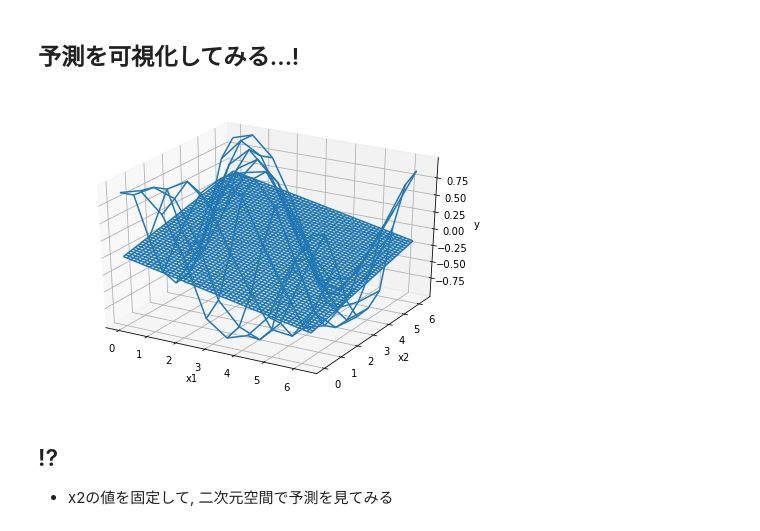
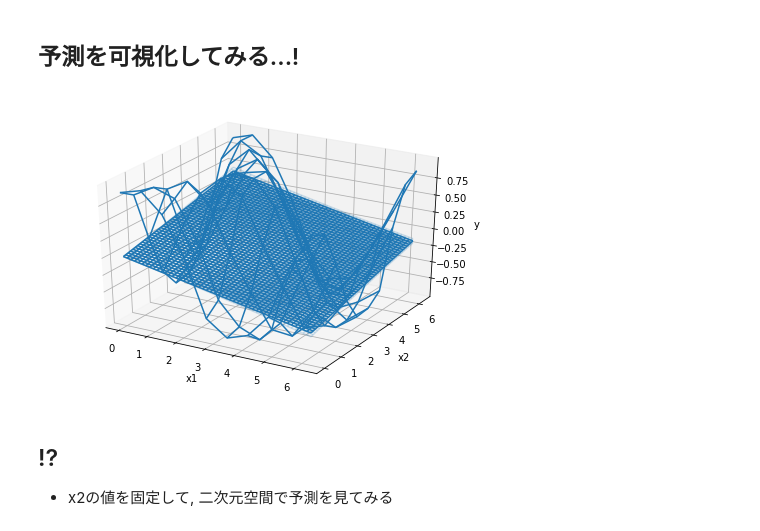
Before and after one commit to uema/gp-scratch, a Jupyter notebook: derivation.ipynb, the cells around one changed output. Drawn from its saved outputs; the diff is of its cells as text; code cells hidden in the pictures.

```diff
--- a/derivation.ipynb
+++ b/derivation.ipynb
@@ -428,15 +428,17 @@ E, V = gp1(X, Xh, y, sig2, S)
 # %%
 fig = plt.figure()
 ax = Axes3D(fig)
 ax.plot_wireframe(xh1, xh2, E.reshape(xh1.shape))
+ax.plot_wireframe(xh1, xh2, (E-V).reshape(xh1.shape), alpha=0.2)
+ax.plot_wireframe(xh1, xh2, (E+V).reshape(xh1.shape), alpha=0.2)
 ax.plot_wireframe(x1, x2, y.reshape(x1.shape))
 
 ax.set_xlabel("x1")
 ax.set_ylabel("x2")
 ax.set_zlabel("y")
 plt.show()
 # %% [output]
-[figure, old version]
+[figure, new version]
 # %% [markdown]
 ## !?
 
```
Also changed, not shown: parts of 7 cells of this notebook.
